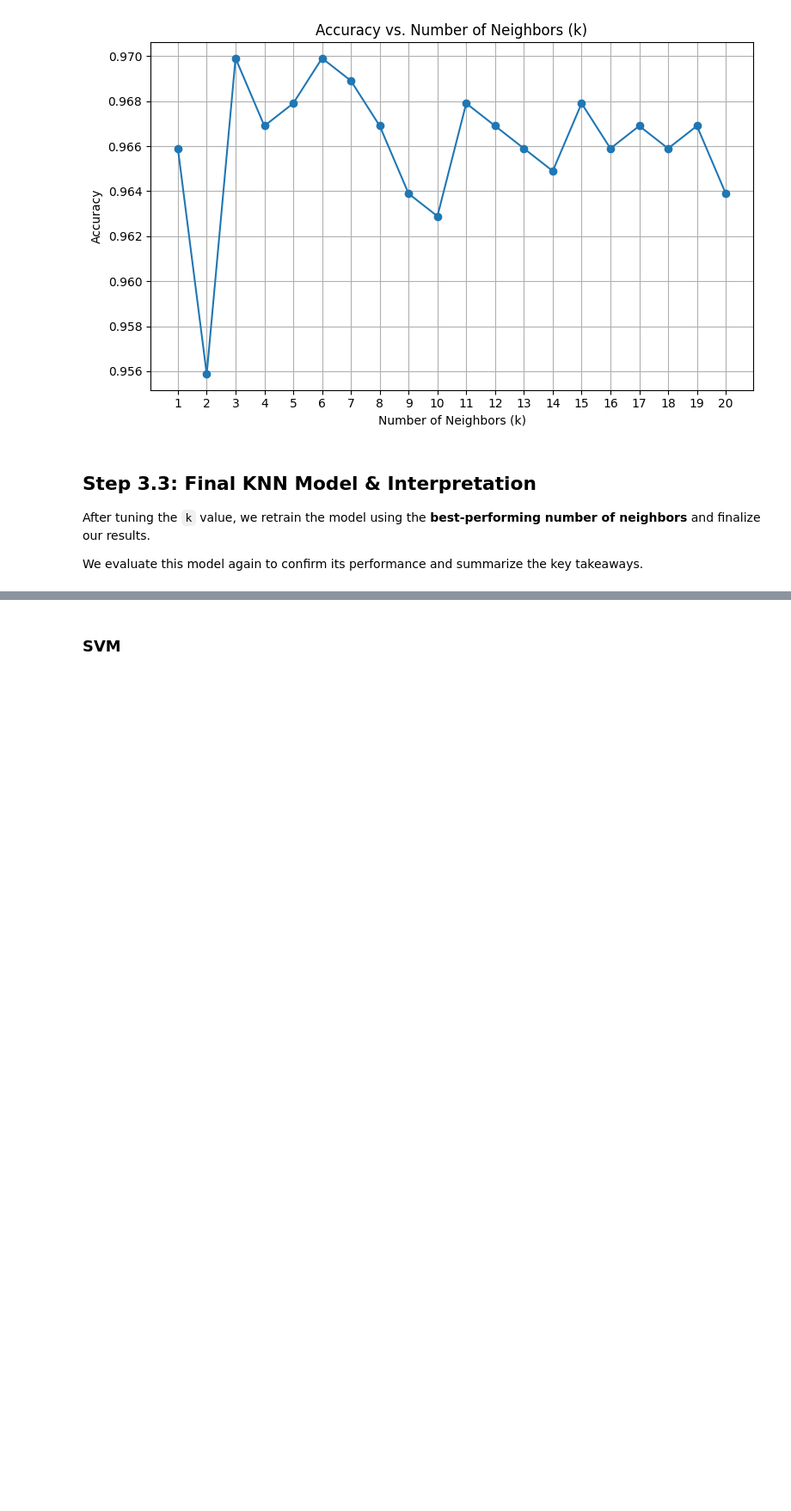
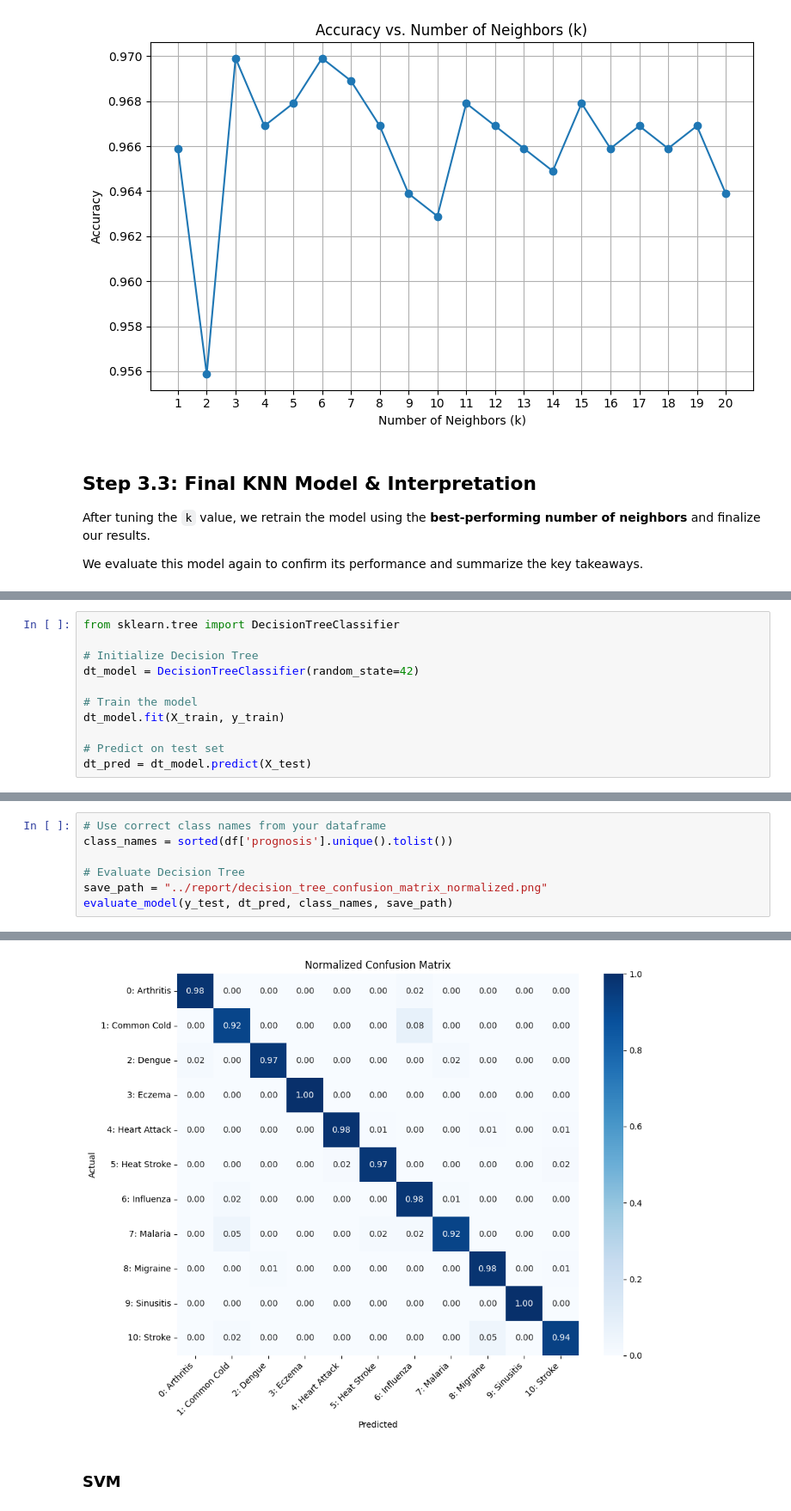
Before and after one commit to Mbaka11/20251R0136COSE47101, a Jupyter notebook: notebooks/03_Classification.ipynb, the cells around one changed output, grey strips where cells are left out. Shown at 86% size. Saved outputs shown, nothing was run; the diff lists cells and outputs as text; blank space fills up the shorter version.

Commit message:
Add Decision tree classification (training and evaluation)

```diff
--- a/notebooks/03_Classification.ipynb
+++ b/notebooks/03_Classification.ipynb
@@ -331,0 +403,11 @@ weighted avg       0.97      0.97      0.97       997
+# %%
+from sklearn.tree import DecisionTreeClassifier
+
+# Initialize Decision Tree
+dt_model = DecisionTreeClassifier(random_state=42)
+
+# Train the model
+dt_model.fit(X_train, y_train)
+
+# Predict on test set
+dt_pred = dt_model.predict(X_test)
@@ -331,0 +424,8 @@ weighted avg       0.97      0.97      0.97       997
+# %%
+# Use correct class names from your dataframe
+class_names = sorted(df['prognosis'].unique().tolist())
+
+# Evaluate Decision Tree
+save_path = "../report/decision_tree_confusion_matrix_normalized.png"
+evaluate_model(y_test, dt_pred, class_names, save_path)
+# %% [output]
@@ -332,3 +450,4 @@ weighted avg       0.97      0.97      0.97       997
+[figure, added]
 # %% [markdown]
 ### SVM
 # %%
```
Also changed, not shown: parts of 9 cells of this notebook, 3 other files.
